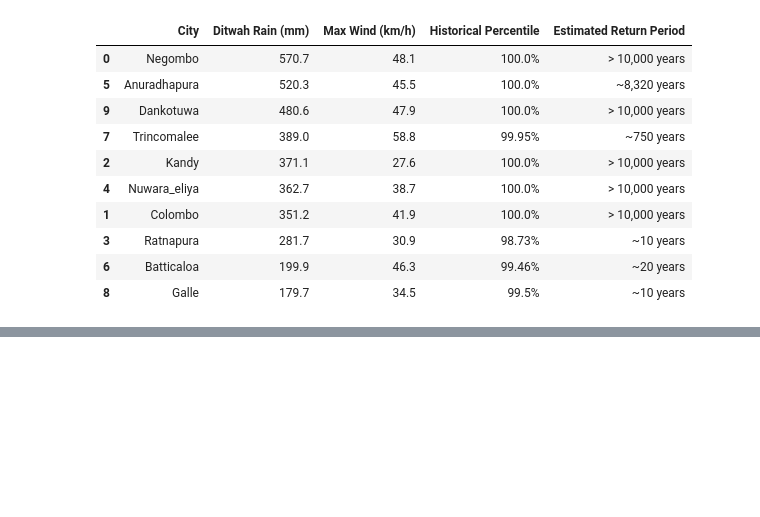
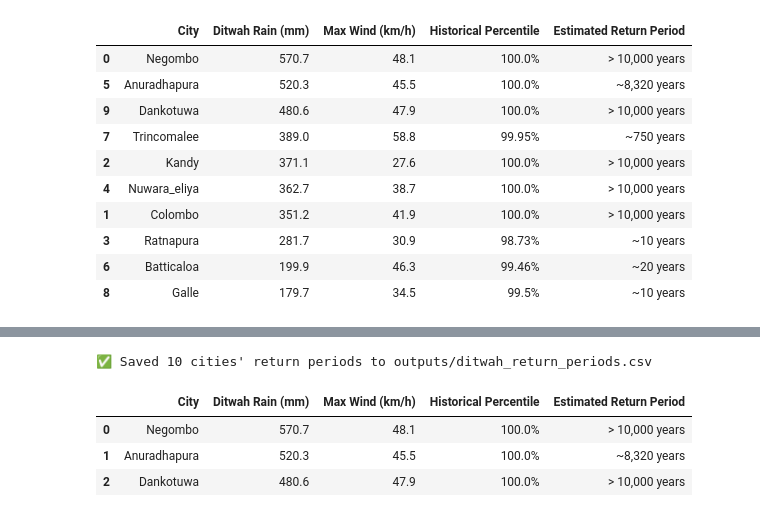
Before and after one commit to nitisha-jayakody/Cyclone_Ditwah_weatherproject, a Jupyter notebook: notebooks/analysis_report.ipynb, the cells around one changed output, grey strips where cells are left out. Cells and saved outputs as stored; diff of their text form; code cells hidden in the pictures; blank space fills up the shorter version.

```diff
--- a/notebooks/analysis_report.ipynb
+++ b/notebooks/analysis_report.ipynb
@@ -37,10 +49,9 @@ Before looking at extreme rainfall events, we must establish if the background c
 # %%
 import plotly.express as px
 import plotly.graph_objects as go
-import pandas as pd
 from ditwah_weather.analysis import add_anomalies, annual_anomaly, decadal_trend
 
-# 1. Calculate daily anomalies for all data
+# 1. Calculate daily anomalies for the entire dataset
 df_anom = add_anomalies(df, base=(1961, 1990), var='temperature_2m_max')
 
 # 2. Calculate the warming trend per decade for all 10 cities
@@ -56,16 +67,22 @@ for city in df_anom['city'].unique():
     city_annual = annual_anomaly(city_df)
     city_annual_series[city] = city_annual
 
-    # Calculate the trend
+    # Calculate the trend slope and statistical significance (p-value)
     slope, p_val = decadal_trend(city_annual.index, city_annual.values)
-    trends.append({'City': city, 'Trend (°C / decade)': round(slope, 3), 'p-value': round(p_val, 4)})
+    trends.append({
+        'City': city,
+        'Trend (°C / decade)': round(slope, 3),
+        'p-value': round(p_val, 4)
+    })
 
-# Display the results table
+# Display the results table, sorted by the steepest warming trend
 trend_df = pd.DataFrame(trends).sort_values('Trend (°C / decade)', ascending=False)
 display(trend_df)
 
 # 3. Visualisation: Anomaly Time Series for Dankotuwa
 dankotuwa_annual = city_annual_series['Dankotuwa'].reset_index()
+
+# Calculate a 10-year rolling mean to smooth out annual noise
 dankotuwa_annual['Rolling_10yr'] = dankotuwa_annual['anomaly'].rolling(10, center=True).mean()
 
 fig = px.bar(dankotuwa_annual, x='year', y='anomaly',
@@ -73,7 +90,7 @@ fig = px.bar(dankotuwa_annual, x='year', y='anomaly',
              labels={'year': 'Year', 'anomaly': 'Temperature Anomaly (°C)'},
              color='anomaly', color_continuous_scale='RdBu_r')
 
-# Add the 10-year rolling mean as a trendline
+# Add the 10-year rolling mean as a solid trendline
 fig.add_trace(go.Scatter(x=dankotuwa_annual['year'], y=dankotuwa_annual['Rolling_10yr'],
                          mode='lines', name='10-Year Rolling Mean',
                          line=dict(color='black', width=3)))
@@ -252,0 +267,20 @@ Analysis complete. Results exported to outputs/ditwah_return_periods.csv
+# %%
+import os
+
+# Create the outputs directory if it does not exist
+output_dir = Path.cwd().parent / "outputs"
+os.makedirs(output_dir, exist_ok=True)
+
+export_path = output_dir / "ditwah_return_periods.csv"
+act3_df.to_csv(export_path, index=False)
+
+# Read it back to verify, matching the professor's validation workflow
+exported = pd.read_csv(export_path)
+print(f"✅ Saved {len(exported)} cities' return periods to outputs/ditwah_return_periods.csv")
+display(exported.head(3))
+# %% [output]
+✅ Saved 10 cities' return periods to outputs/ditwah_return_periods.csv
+|  | City | Ditwah Rain (mm) | Max Wind (km/h) | Historical Percentile | Estimated Return Period |
+| 0 | Negombo | 570.7 | 48.1 | 100.0% | > 10,000 years |
+| 1 | Anuradhapura | 520.3 | 45.5 | 100.0% | ~8,320 years |
+| 2 | Dankotuwa | 480.6 | 47.9 | 100.0% | > 10,000 years |
```
Also changed, not shown: parts of 10 cells of this notebook.
